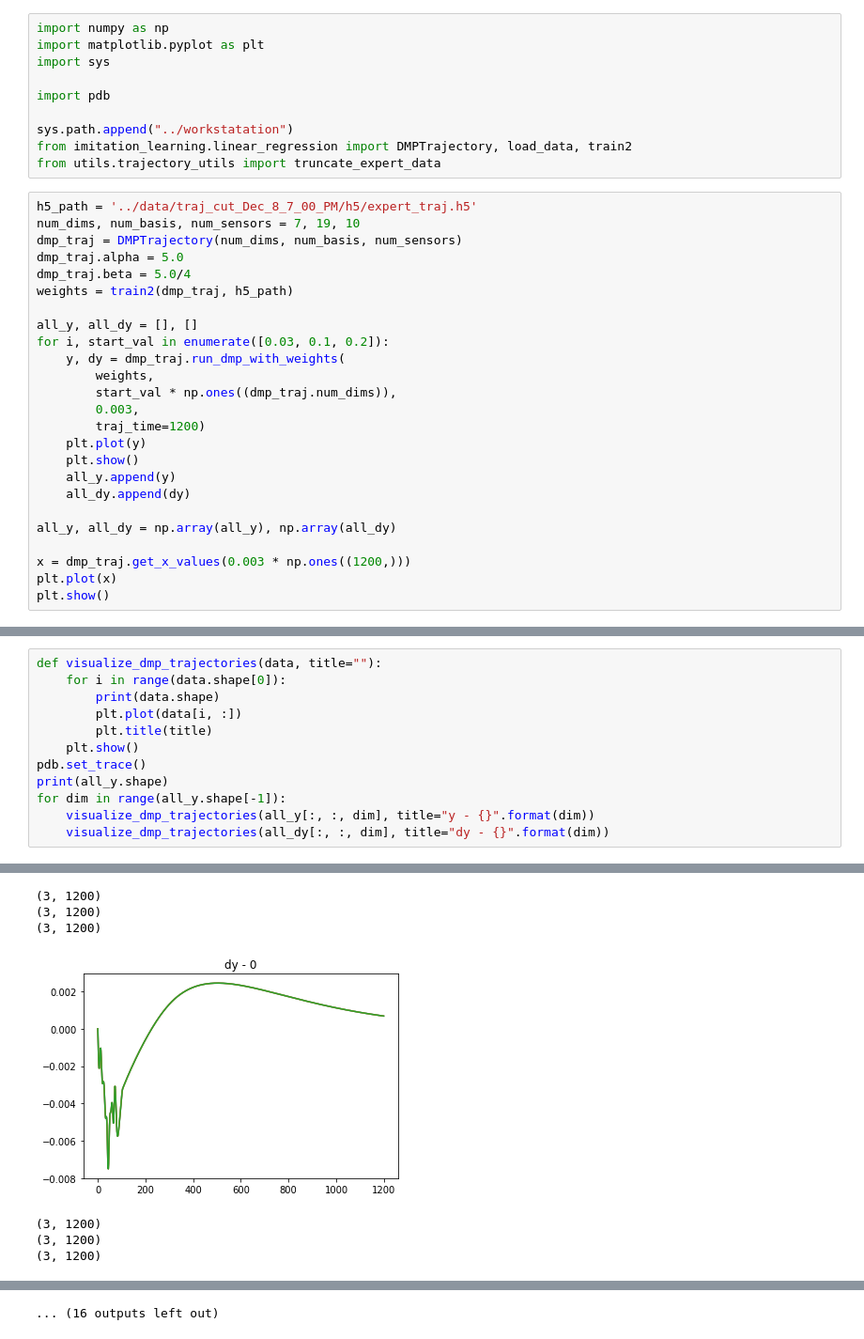
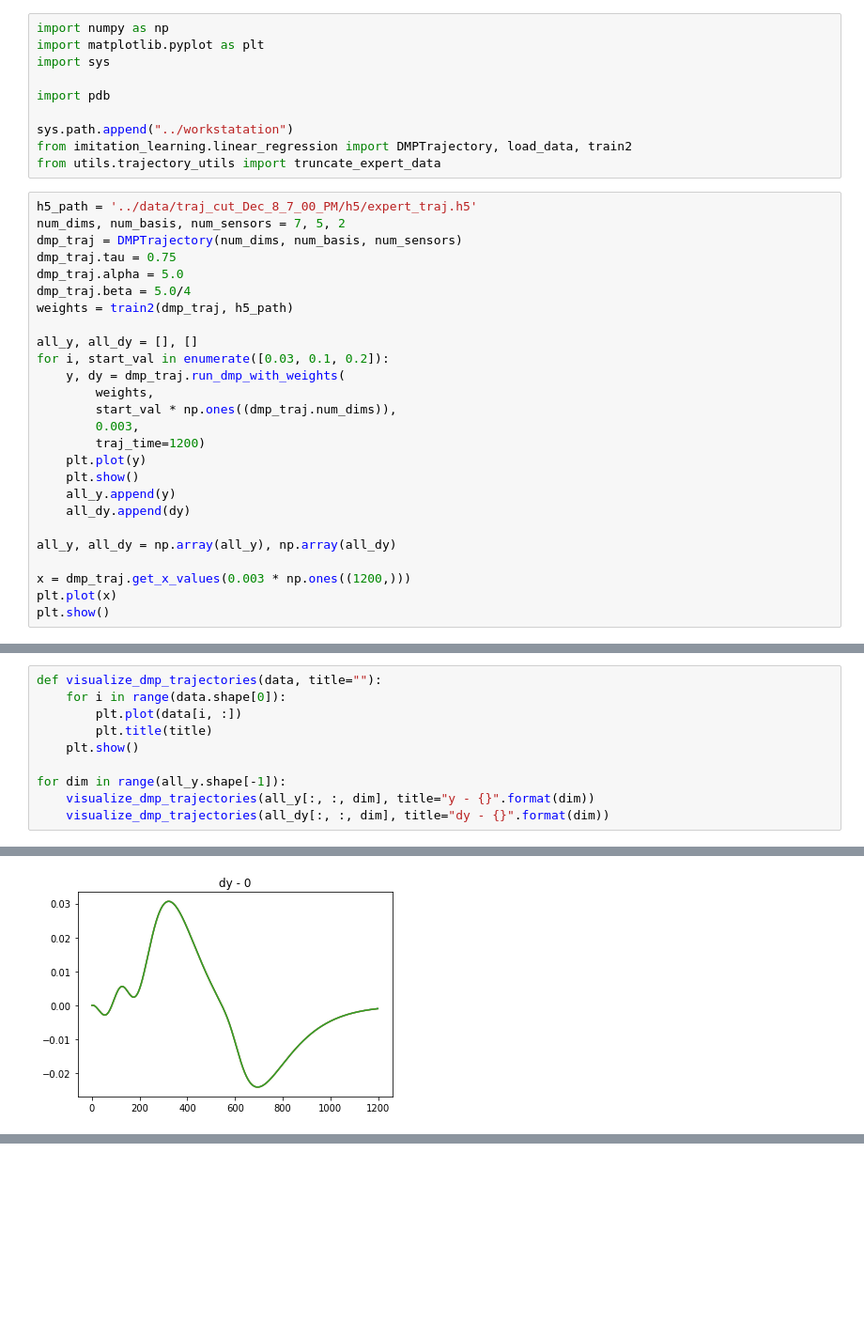
Before and after one commit to iamlab-cmu/robot-interface-public, a Jupyter notebook: notebooks/Visualize_Dmps.ipynb, the cells around one changed output, grey strips where cells are left out. Shown: that part at 94% size. Saved outputs shown, nothing was run; the diff lists cells and outputs as text; blank space fills up the shorter version.

```diff
--- a/notebooks/Visualize_Dmps.ipynb
+++ b/notebooks/Visualize_Dmps.ipynb
@@ -10,8 +10,9 @@ from imitation_learning.linear_regression import DMPTrajectory, load_data, train
 from utils.trajectory_utils import truncate_expert_data
 # %%
 h5_path = '../data/traj_cut_Dec_8_7_00_PM/h5/expert_traj.h5'
-num_dims, num_basis, num_sensors = 7, 19, 10
+num_dims, num_basis, num_sensors = 7, 5, 2
 dmp_traj = DMPTrajectory(num_dims, num_basis, num_sensors)
+dmp_traj.tau = 0.75
 dmp_traj.alpha = 5.0
 dmp_traj.beta = 5.0/4
 weights = train2(dmp_traj, h5_path)
@@ -58,12 +59,10 @@ Got weights for dim: 6, min: -0.098, max: 0.094, avg: 0.002
 # %%
 def visualize_dmp_trajectories(data, title=""):
     for i in range(data.shape[0]):
-        print(data.shape)
         plt.plot(data[i, :])
         plt.title(title)
     plt.show()
-pdb.set_trace()
-print(all_y.shape)
+
 for dim in range(all_y.shape[-1]):
     visualize_dmp_trajectories(all_y[:, :, dim], title="y - {}".format(dim))
     visualize_dmp_trajectories(all_dy[:, :, dim], title="dy - {}".format(dim))
@@ -80,7 +71 @@ for dim in range(all_y.shape[-1]):
-(3, 1200)
-(3, 1200)
-(3, 1200)
-[figure, old version]
+[figure, new version]
-(3, 1200)
-(3, 1200)
-(3, 1200)
@@ -100 +75,0 @@ for dim in range(all_y.shape[-1]):
-... (16 outputs left out)
```
Also changed, not shown: parts of 2 cells of this notebook.
